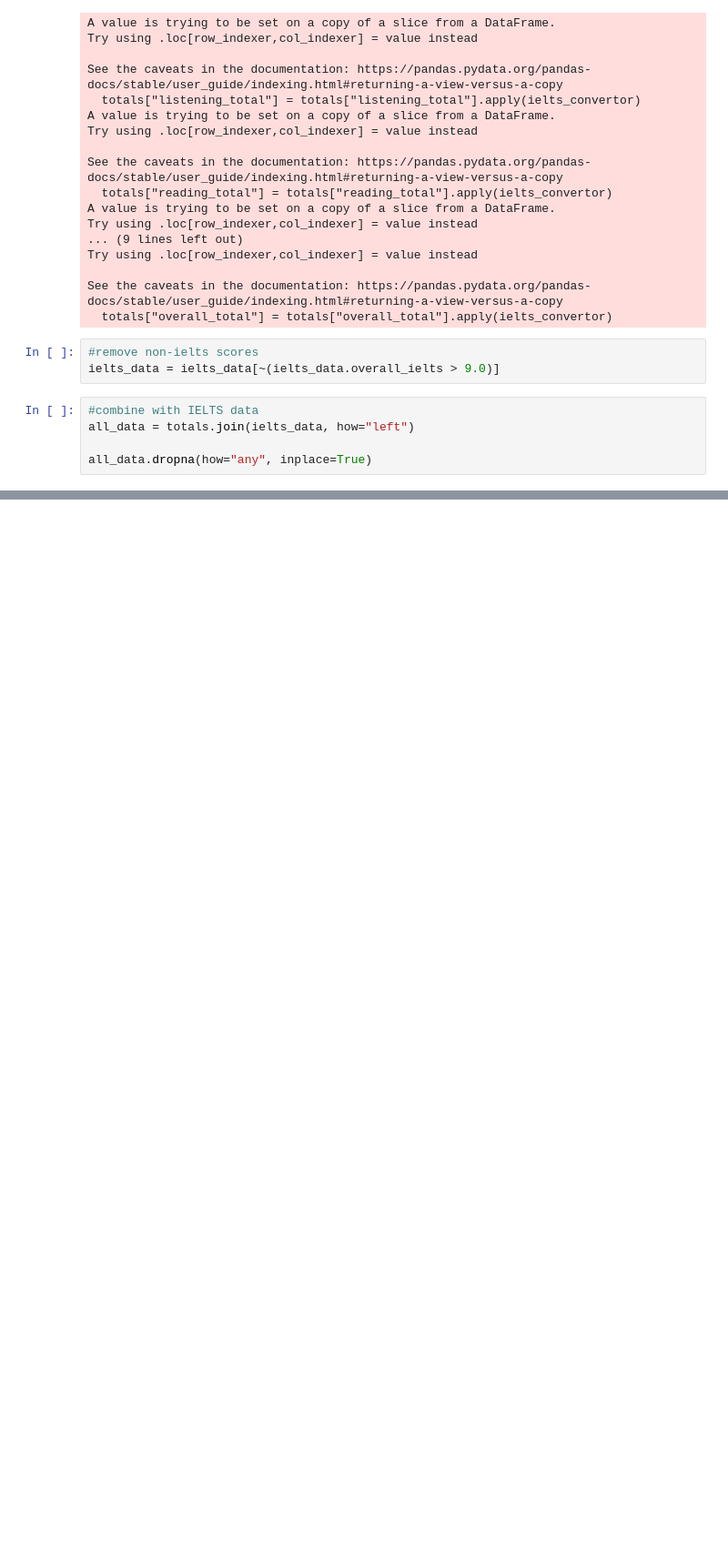
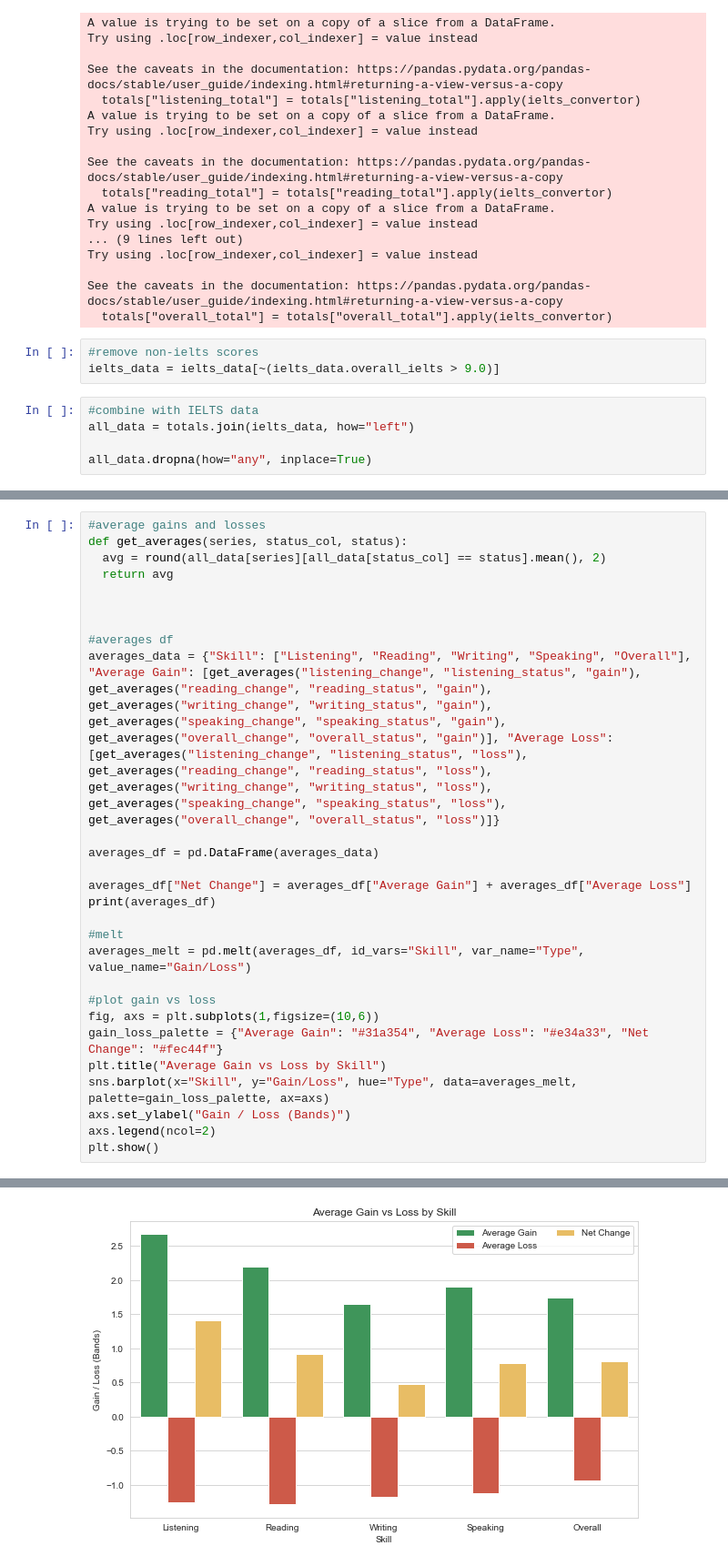
Before and after one commit to cmstorrsfox/20-21-results-analysis, a Jupyter notebook: ielts_conv.ipynb, the cells around one changed output, grey strips where cells are left out. Shown: that part at 91% size. Drawn from its saved outputs; the diff is of its cells as text; blank space fills up the shorter version.

```diff
--- a/ielts_conv.ipynb
+++ b/ielts_conv.ipynb
@@ -140,0 +175,28 @@ plt.show()
+# %%
+#average gains and losses
+def get_averages(series, status_col, status):
+  avg = round(all_data[series][all_data[status_col] == status].mean(), 2)
+  return avg
+
+
+
+#averages df
+averages_data = {"Skill": ["Listening", "Reading", "Writing", "Speaking", "Overall"], "Average Gain": [get_averages("listening_change", "listening_status", "gain"), get_averages("reading_change", "reading_status", "gain"), get_averages("writing_change", "writing_status", "gain"), get_averages("speaking_change", "speaking_status", "gain"), get_averages("overall_change", "overall_status", "gain")], "Average Loss": [get_averages("listening_change", "listening_status", "loss"), get_averages("reading_change", "reading_status", "loss"), get_averages("writing_change", "writing_status", "loss"), get_averages("speaking_change", "speaking_status", "loss"), get_averages("overall_change", "overall_status", "loss")]}
+
+averages_df = pd.DataFrame(averages_data)
+
+averages_df["Net Change"] = averages_df["Average Gain"] + averages_df["Average Loss"]
+print(averages_df)
+
+#melt
+averages_melt = pd.melt(averages_df, id_vars="Skill", var_name="Type", value_name="Gain/Loss")
+
+#plot gain vs loss
+fig, axs = plt.subplots(1,figsize=(10,6))
+gain_loss_palette = {"Average Gain": "#31a354", "Average Loss": "#e34a33", "Net Change": "#fec44f"}
+plt.title("Average Gain vs Loss by Skill")
+sns.barplot(x="Skill", y="Gain/Loss", hue="Type", data=averages_melt, palette=gain_loss_palette, ax=axs)
+axs.set_ylabel("Gain / Loss (Bands)")
+axs.legend(ncol=2)
+plt.show()
+# %% [output]
@@ -141,2 +209,3 @@ plt.show()
+[figure, added]
 # %%
 #status df
```
Also changed, not shown: parts of 10 cells of this notebook, 28 other files.
